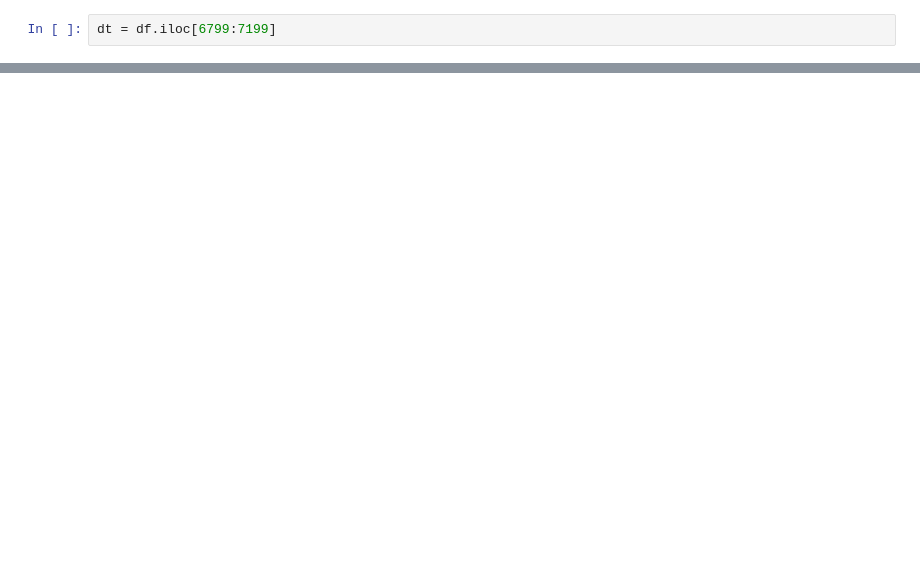
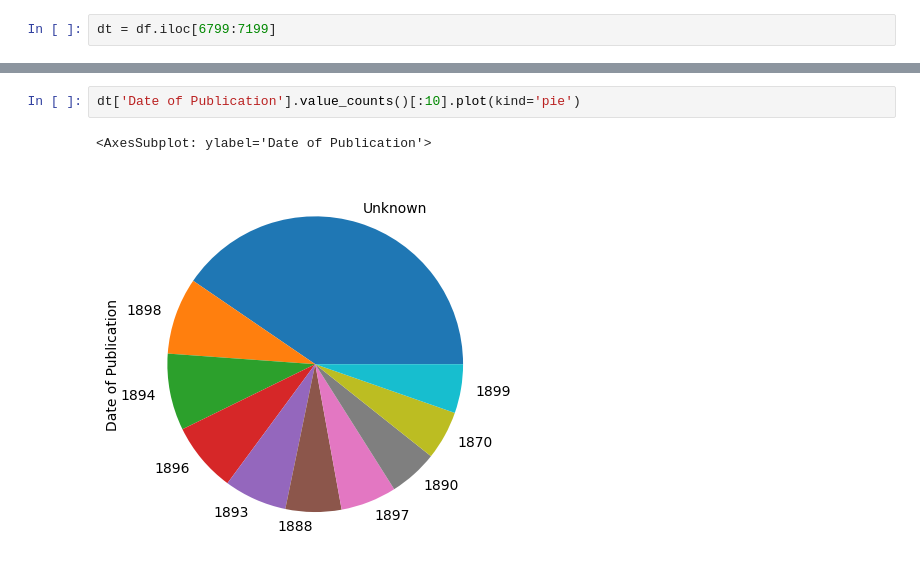
Before and after one commit to NTsaqif/visualisasi-data, a Jupyter notebook: project akhir.ipynb, the cells around one changed output, grey strips where cells are left out. Drawn from its saved outputs; the diff is of its cells as text; blank space fills up the shorter version.

```diff
--- a/project akhir.ipynb
+++ b/project akhir.ipynb
@@ -213,0 +202,5 @@ TypeError: Could not convert LondonLondonКіевъShaftesburyLondonLondonLondon
+# %%
+dt['Date of Publication'].value_counts()[:10].plot(kind='pie')
+# %% [output]
+<AxesSubplot: ylabel='Date of Publication'>
+[figure, added]
```
Also changed, not shown: parts of 10 cells of this notebook.
